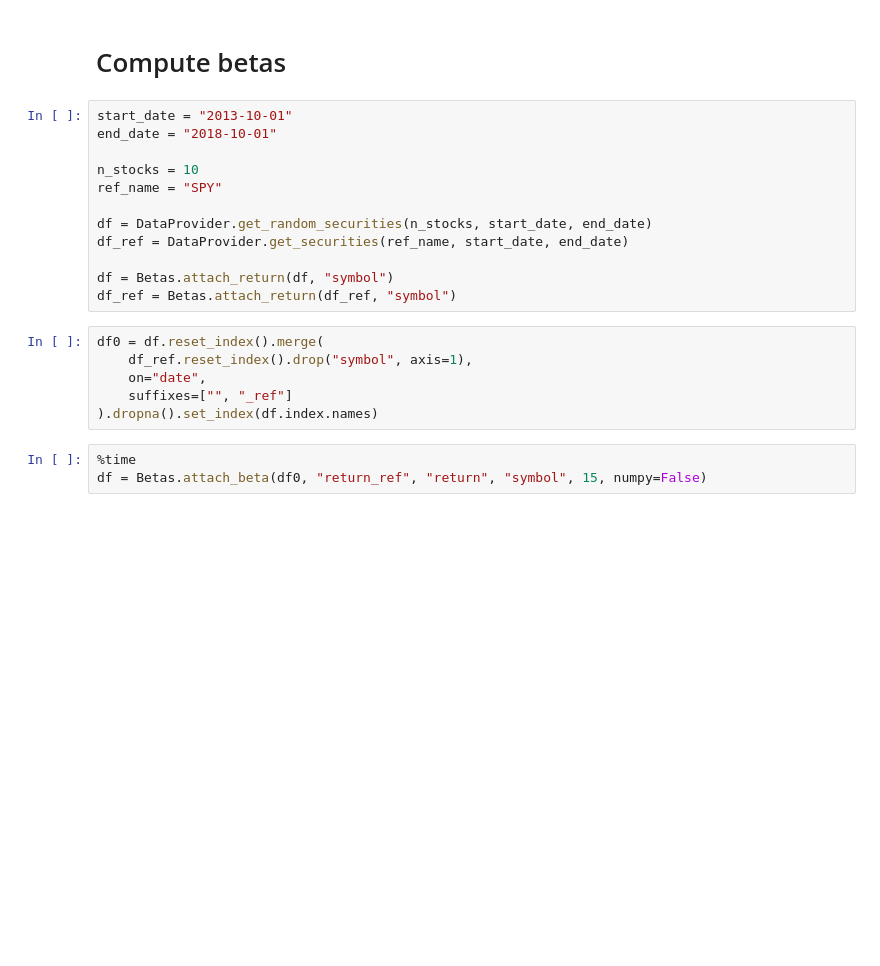
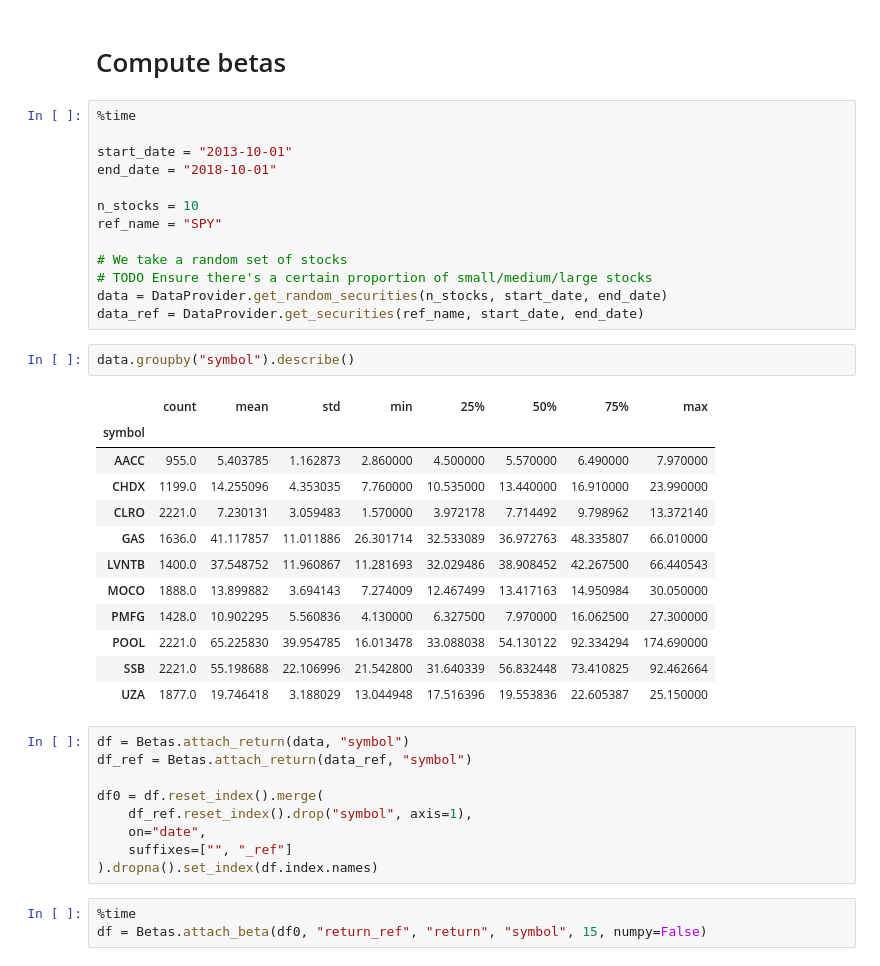
Before and after one commit to vincentqb/beta-computation, a Jupyter notebook: Exploration.ipynb, the cells around one changed output. Cells and saved outputs as stored; diff of their text form; blank space fills up the shorter version.

```diff
--- a/Exploration.ipynb
+++ b/Exploration.ipynb
@@ -11,18 +11,37 @@ reload(Betas)
 # %% [markdown]
 # Compute betas
 # %%
+%time
+
 start_date = "2013-10-01"
 end_date = "2018-10-01"
 
 n_stocks = 10
 ref_name = "SPY"
 
-df = DataProvider.get_random_securities(n_stocks, start_date, end_date)
-df_ref = DataProvider.get_securities(ref_name, start_date, end_date)
-
-df = Betas.attach_return(df, "symbol")
-df_ref = Betas.attach_return(df_ref, "symbol")
+# We take a random set of stocks
+# TODO Ensure there's a certain proportion of small/medium/large stocks
+data = DataProvider.get_random_securities(n_stocks, start_date, end_date)
+data_ref = DataProvider.get_securities(ref_name, start_date, end_date)
+# %%
+data.groupby("symbol").describe()
+# %% [output]
+|  | count | mean | std | min | 25% | 50% | 75% | max |
+| symbol |  |  |  |  |  |  |  |  |
+| AACC | 955.0 | 5.403785 | 1.162873 | 2.860000 | 4.500000 | 5.570000 | 6.490000 | 7.970000 |
+| CHDX | 1199.0 | 14.255096 | 4.353035 | 7.760000 | 10.535000 | 13.440000 | 16.910000 | 23.990000 |
+| CLRO | 2221.0 | 7.230131 | 3.059483 | 1.570000 | 3.972178 | 7.714492 | 9.798962 | 13.372140 |
+| GAS | 1636.0 | 41.117857 | 11.011886 | 26.301714 | 32.533089 | 36.972763 | 48.335807 | 66.010000 |
+| LVNTB | 1400.0 | 37.548752 | 11.960867 | 11.281693 | 32.029486 | 38.908452 | 42.267500 | 66.440543 |
+| MOCO | 1888.0 | 13.899882 | 3.694143 | 7.274009 | 12.467499 | 13.417163 | 14.950984 | 30.050000 |
+| PMFG | 1428.0 | 10.902295 | 5.560836 | 4.130000 | 6.327500 | 7.970000 | 16.062500 | 27.300000 |
+| POOL | 2221.0 | 65.225830 | 39.954785 | 16.013478 | 33.088038 | 54.130122 | 92.334294 | 174.690000 |
+| SSB | 2221.0 | 55.198688 | 22.106996 | 21.542800 | 31.640339 | 56.832448 | 73.410825 | 92.462664 |
+| UZA | 1877.0 | 19.746418 | 3.188029 | 13.044948 | 17.516396 | 19.553836 | 22.605387 | 25.150000 |
 # %%
+df = Betas.attach_return(data, "symbol")
+df_ref = Betas.attach_return(data_ref, "symbol")
+
 df0 = df.reset_index().merge(
     df_ref.reset_index().drop("symbol", axis=1),
     on="date",
```
Also changed, not shown: parts of 2 cells of this notebook.
